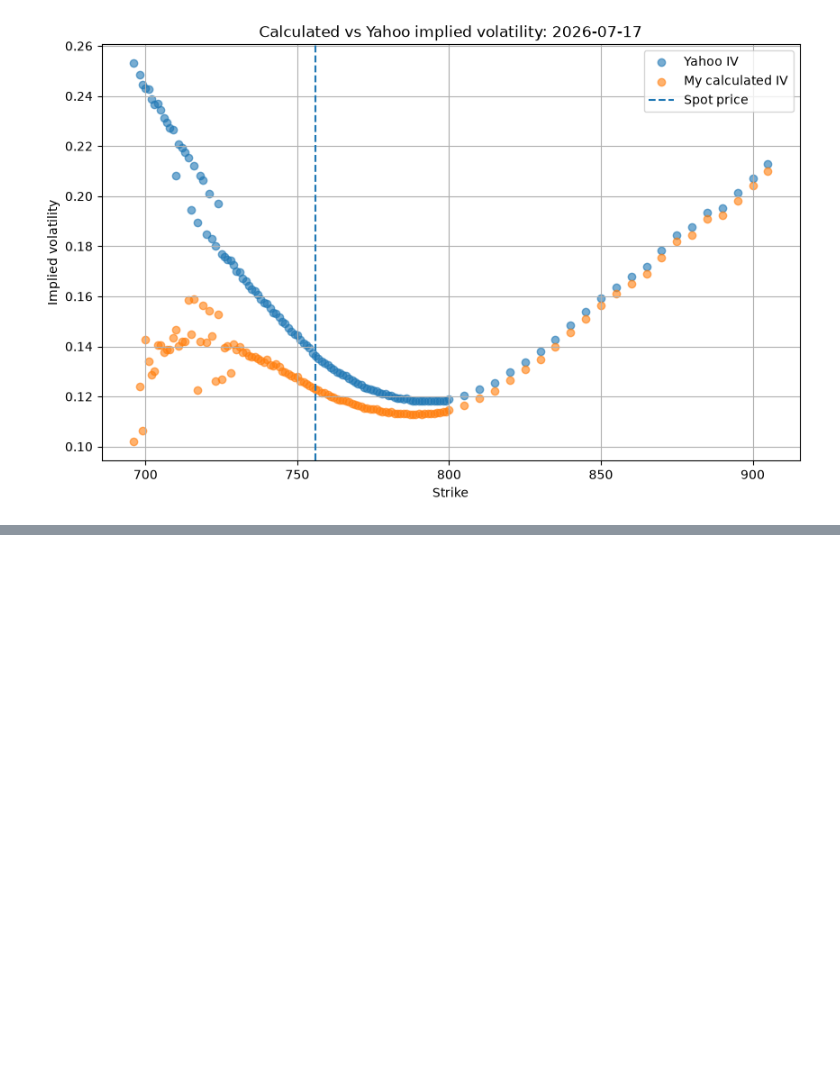
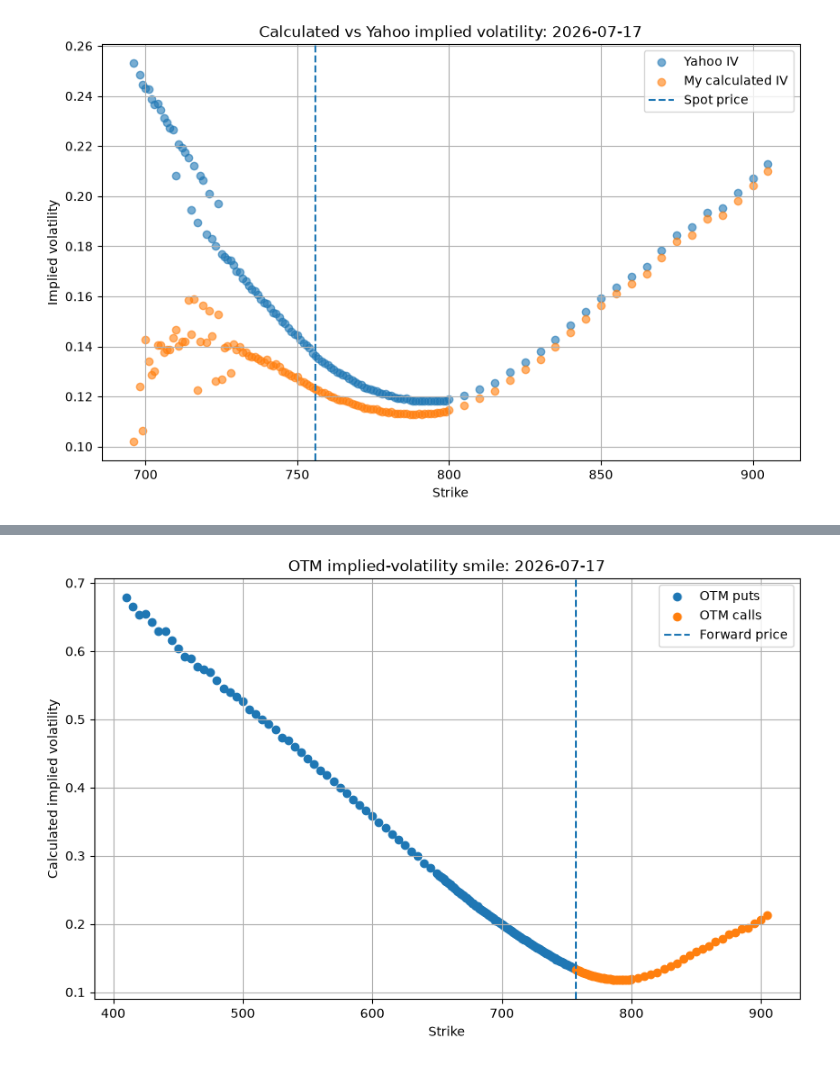
Before and after one commit to dmitrybudreyka/Quant_finance_nootebooks, a Jupyter notebook: implied_volatility_surface_project/estimation_of_an_OTC_opt.ipynb, the cells around one changed output, grey strips where cells are left out. Drawn from its saved outputs; the diff is of its cells as text; code cells hidden in the pictures; blank space fills up the shorter version.

```diff
--- a/implied_volatility_surface_project/estimation_of_an_OTC_opt.ipynb
+++ b/implied_volatility_surface_project/estimation_of_an_OTC_opt.ipynb
@@ -372,0 +633,2 @@ plt.show()
+# %%
+otm_calls["option_type"] = "call"
@@ -372,0 +643,52 @@ plt.show()
+# %%
+smile_data = smile_data.dropna(
+    subset=["my_implied_volatility"]
+)
+# %%
+smile_data = smile_data[
+    smile_data["my_implied_volatility"].between(
+        0.01,
+        2.0
+    )
+].copy()
+# %%
+smile_data = smile_data.sort_values("strike")
+# %%
+plt.figure(figsize=(10, 6))
+
+put_data = smile_data[
+    smile_data["option_type"] == "put"
+]
+
+call_data = smile_data[
+    smile_data["option_type"] == "call"
+]
+
+plt.scatter(
+    put_data["strike"],
+    put_data["my_implied_volatility"],
+    label="OTM puts"
+)
+
+plt.scatter(
+    call_data["strike"],
+    call_data["my_implied_volatility"],
+    label="OTM calls"
+)
+
+plt.axvline(
+    forward_price,
+    linestyle="--",
+    label="Forward price"
+)
+
+plt.xlabel("Strike")
+plt.ylabel("Calculated implied volatility")
+plt.title(
+    f"OTM implied-volatility smile: {expiration}"
+)
+plt.legend()
+plt.grid()
+plt.show()
+# %% [output]
+[figure, added]
```
Also changed, not shown: parts of 20 cells of this notebook.
